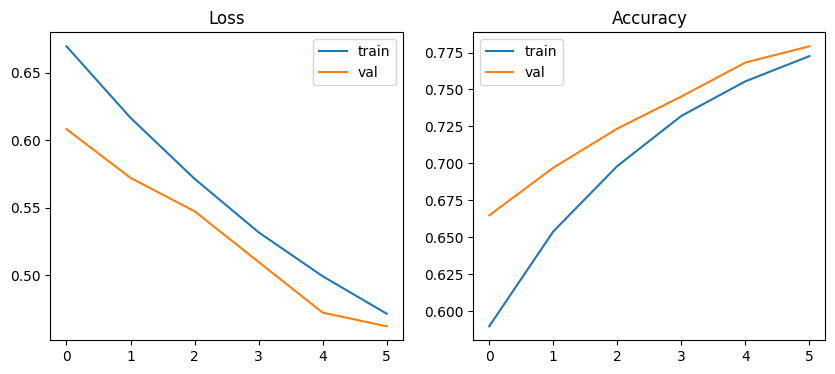
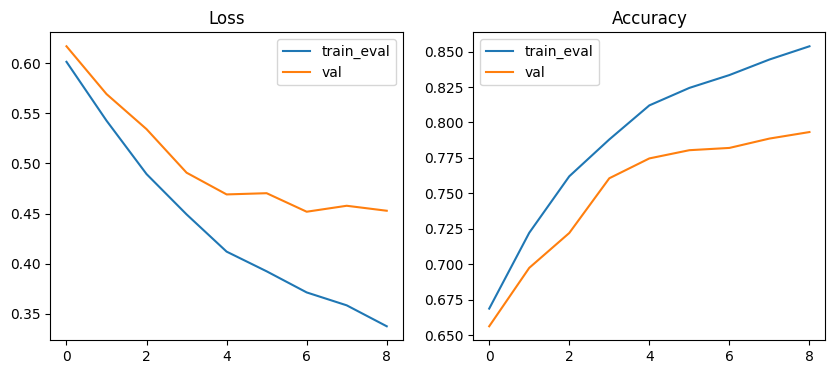
The change to this notebook cell's code, shown as a diff; its figure went from the first image to the second:
--- before
+++ after
@@ -4,5 +4,5 @@
 
 plt.subplot(1, 2, 1)
-plt.plot(train_losses, label="train")
+plt.plot(train_eval_losses, label="train_eval")
 plt.plot(val_losses, label="val")
 plt.title("Loss")
@@ -10,5 +10,5 @@
 
 plt.subplot(1, 2, 2)
-plt.plot(train_accs, label="train")
+plt.plot(train_eval_accs, label="train_eval")
 plt.plot(val_accs, label="val")
 plt.title("Accuracy")

Commit: feat: 테스트 기본